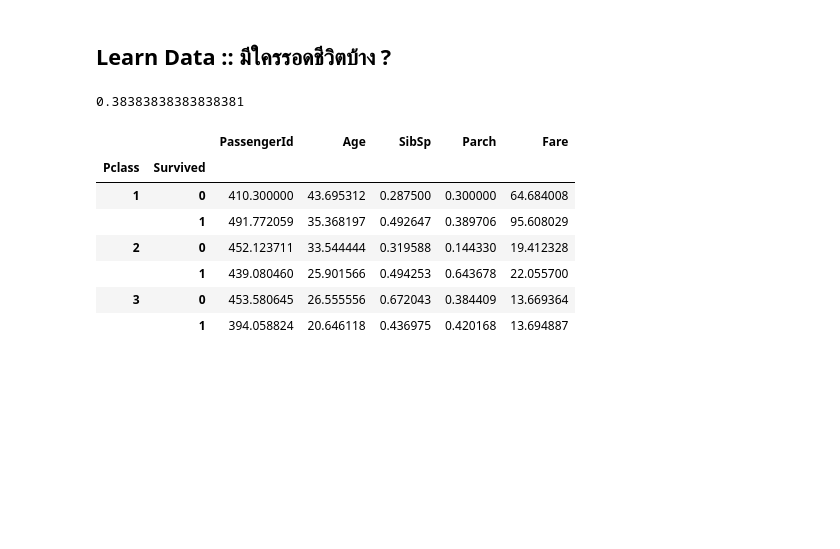
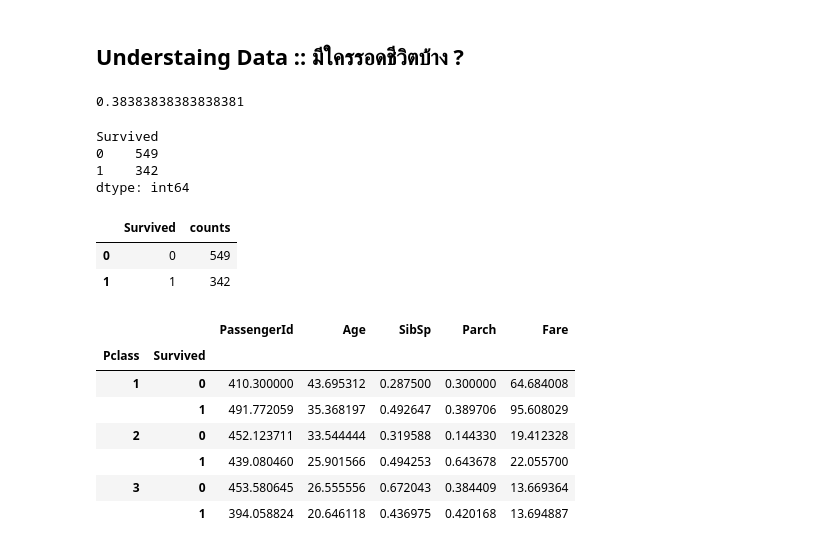
Before and after one commit to up1/course-python-for-data-science, a Jupyter notebook: workshop/titanic_attemp_02.ipynb, the cells around one changed output. Drawn from its saved outputs; the diff is of its cells as text; code cells hidden in the pictures; blank space fills up the shorter version.

```diff
--- a/workshop/titanic_attemp_02.ipynb
+++ b/workshop/titanic_attemp_02.ipynb
@@ -18,11 +18,24 @@ titanic_df.head()
 | 3 | 4 | 1 | 1 | Futrelle, Mrs. Jacques Heath (Lil... | female | 35.0 | 1 | 0 | 113803 | 53.1000 | ... |
 | 4 | 5 | 0 | 3 | Allen, Mr. William Henry | male | 35.0 | 0 | 0 | 373450 | 8.0500 | ... |
 # %% [markdown]
-## Learn Data :: มีใครรอดชีวิตบ้าง ?
+## Understaing Data :: มีใครรอดชีวิตบ้าง ?
 # %%
 titanic_df['Survived'].mean()
 # %% [output]
 0.38383838383838381
+# %%
+titanic_df.groupby(['Survived']).size()
+# %% [output]
+Survived
+0    549
+1    342
+dtype: int64
+# %%
+titanic_df.groupby(['Survived']).size().reset_index(name='counts')
+# %% [output]
+|  | Survived | counts |
+| 0 | 0 | 549 |
+| 1 | 1 | 342 |
 # %%
 titanic_df[].groupby(["Pclass", "Survived"]).mean()
 # %% [output]
```
Also changed, not shown: parts of 3 cells of this notebook.
